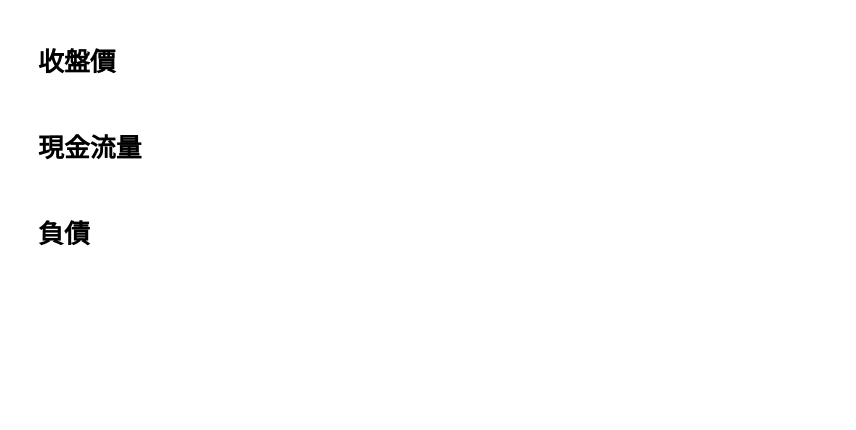
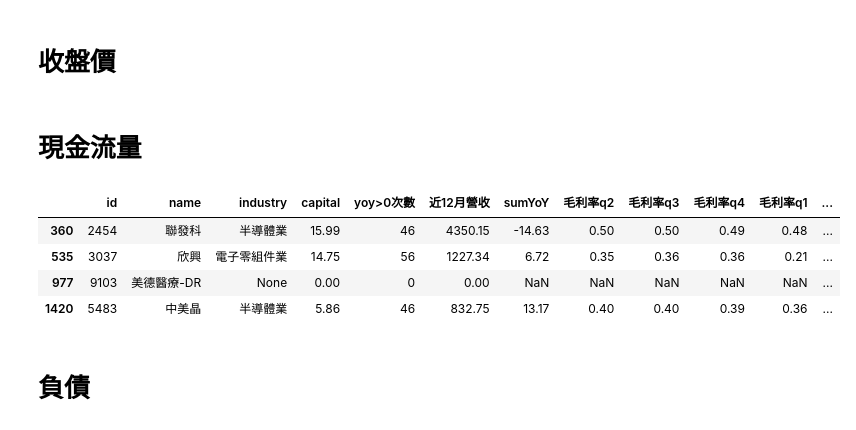
Before and after one commit to moved0311/stock, a Jupyter notebook: download/features.ipynb, the cells around one changed output. Drawn from its saved outputs; the diff is of its cells as text; code cells hidden in the pictures; blank space fills up the shorter version.

```diff
--- a/download/features.ipynb
+++ b/download/features.ipynb
@@ -189,6 +197,14 @@ def FiveYearsFreeCashFlowAvg(id):
         return np.nan
 
 out['freeCashFlow5Y'] = [FiveYearsFreeCashFlowAvg(id) for id in ids]
+# %%
+out[out['id'].isin([5483,2454,3037,9103])]
+# %% [output]
+|  | id | name | industry | capital | yoy>0次數 | 近12月營收 | sumYoY | 毛利率q2 | 毛利率q3 | 毛利率q4 | 毛利率q1 | ... |
+| 360 | 2454 | 聯發科 | 半導體業 | 15.99 | 46 | 4350.15 | -14.63 | 0.50 | 0.50 | 0.49 | 0.48 | ... |
+| 535 | 3037 | 欣興 | 電子零組件業 | 14.75 | 56 | 1227.34 | 6.72 | 0.35 | 0.36 | 0.36 | 0.21 | ... |
+| 977 | 9103 | 美德醫療-DR | None | 0.00 | 0 | 0.00 | NaN | NaN | NaN | NaN | NaN | ... |
+| 1420 | 5483 | 中美晶 | 半導體業 | 5.86 | 46 | 832.75 | 13.17 | 0.40 | 0.40 | 0.39 | 0.36 | ... |
 # %% [markdown]
 # 負債
 # %%
```
Also changed, not shown: parts of 24 cells of this notebook, 3 other files.
